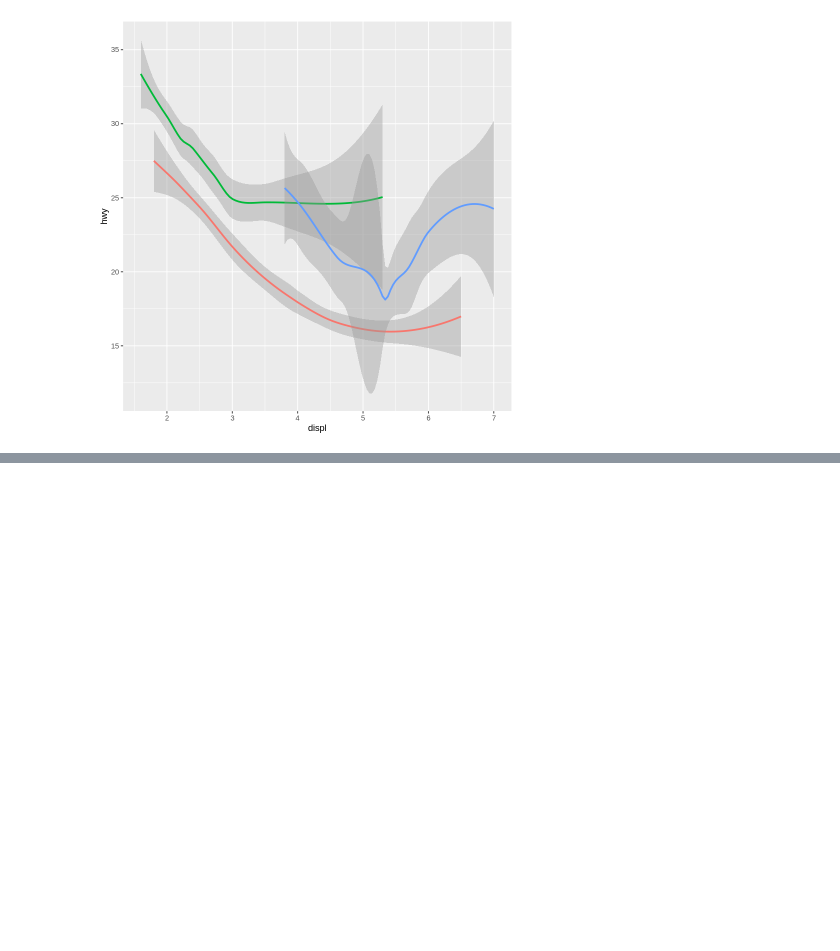
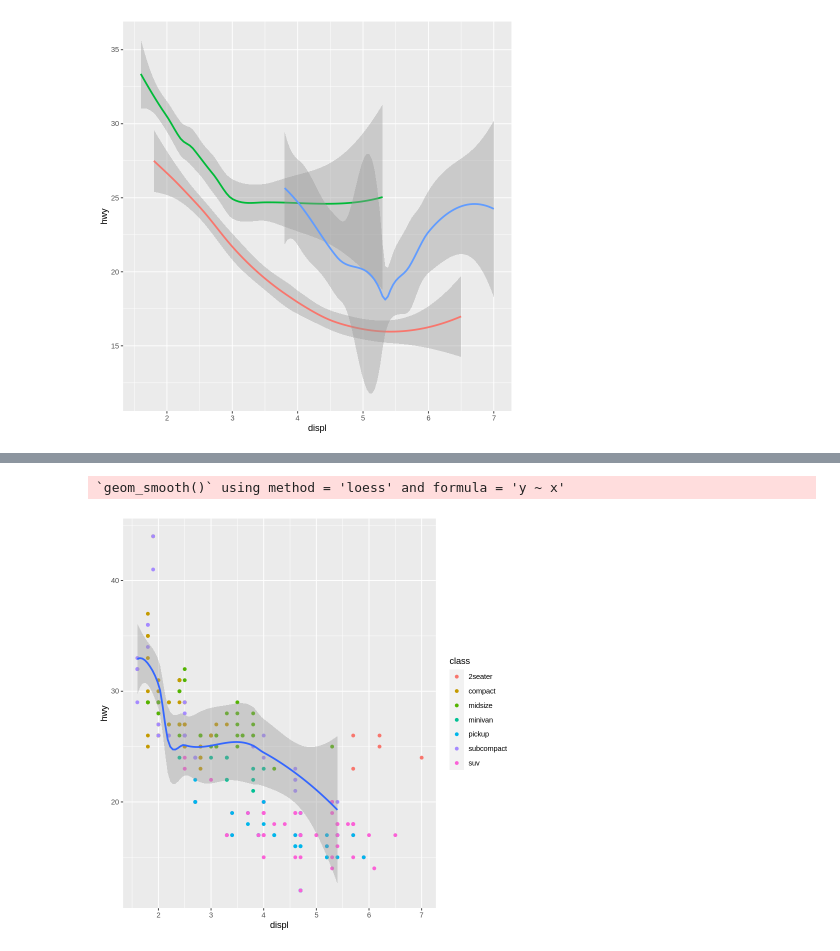
Before and after one commit to DevMinGeonPark/-Courses-Data-Visualization, a Jupyter notebook: Rlang.ipynb, the cells around one changed output, grey strips where cells are left out. Cells and saved outputs as stored; diff of their text form; code cells hidden in the pictures; blank space fills up the shorter version.

```diff
--- a/Rlang.ipynb
+++ b/Rlang.ipynb
@@ -156,0 +172,9 @@ ggplot(data=mpg) +
+# %%
+#filter
+
+ggplot(data=mpg, mapping = aes(x=displ, y=hwy)) +
+  geom_point(mapping = aes(color=class)) +
+  geom_smooth(data=filter(mpg, class=="subcompact"))
+# %% [output]
+`geom_smooth()` using method = 'loess' and formula = 'y ~ x'
+[figure, added]
```
Also changed, not shown: parts of 2 cells of this notebook.
